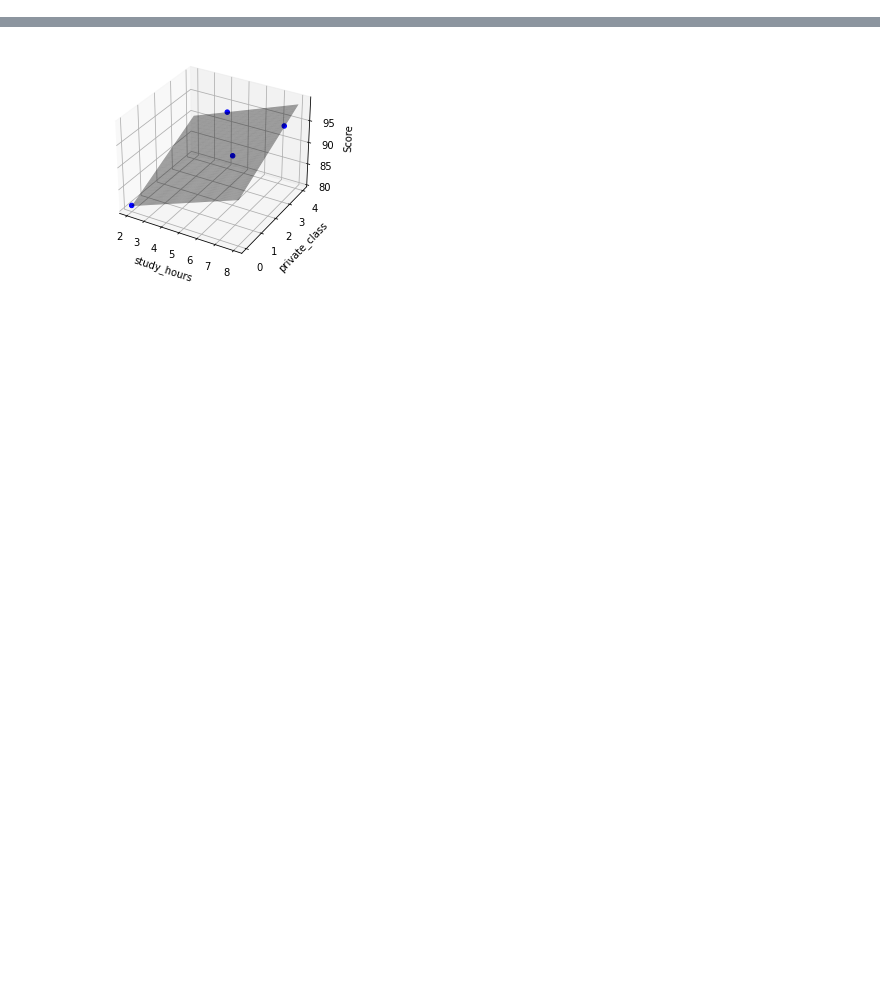
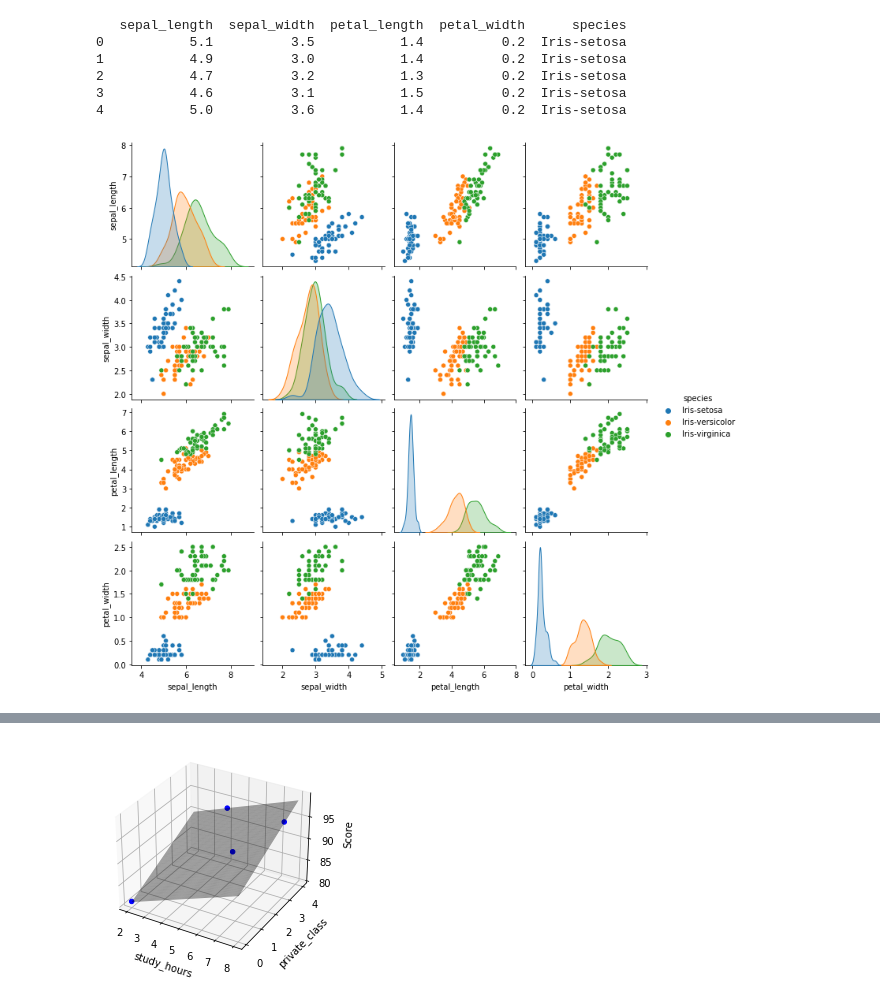
Before and after one commit to kwonkai/juno1412, a Jupyter notebook: DL/모두의 딥러닝/test.ipynb, the cells around one changed output, grey strips where cells are left out. Cells and saved outputs as stored; diff of their text form; code cells hidden in the pictures; blank space fills up the shorter version.

```diff
--- a/DL/모두의 딥러닝/test.ipynb
+++ b/DL/모두의 딥러닝/test.ipynb
@@ -0,0 +118,23 @@
+# %%
+# 다중분류 문제 해결
+# 라이브러리 설정
+import pandas as pd
+import seaborn as sns
+import matplotlib.pyplot as plt
+
+from sklearn.preprocessing import LabelEncoder
+
+data = pd.read_csv("C:/Users/kwonk/juno1412-1/juno1412/DL/모두의 딥러닝/dataset/iris.csv", names=["sepal_length", "sepal_width", "petal_length", "petal_width", "species"])
+print(data.head())
+
+# 상관도 그래프
+sns.pairplot(data, hue='species');
+plt.show()
+# %% [output]
+   sepal_length  sepal_width  petal_length  petal_width      species
+0           5.1          3.5           1.4          0.2  Iris-setosa
+1           4.9          3.0           1.4          0.2  Iris-setosa
+2           4.7          3.2           1.3          0.2  Iris-setosa
+3           4.6          3.1           1.5          0.2  Iris-setosa
+4           5.0          3.6           1.4          0.2  Iris-setosa
+[figure, added]
```
Also changed, not shown: parts of 5 cells of this notebook, 1 other file.
